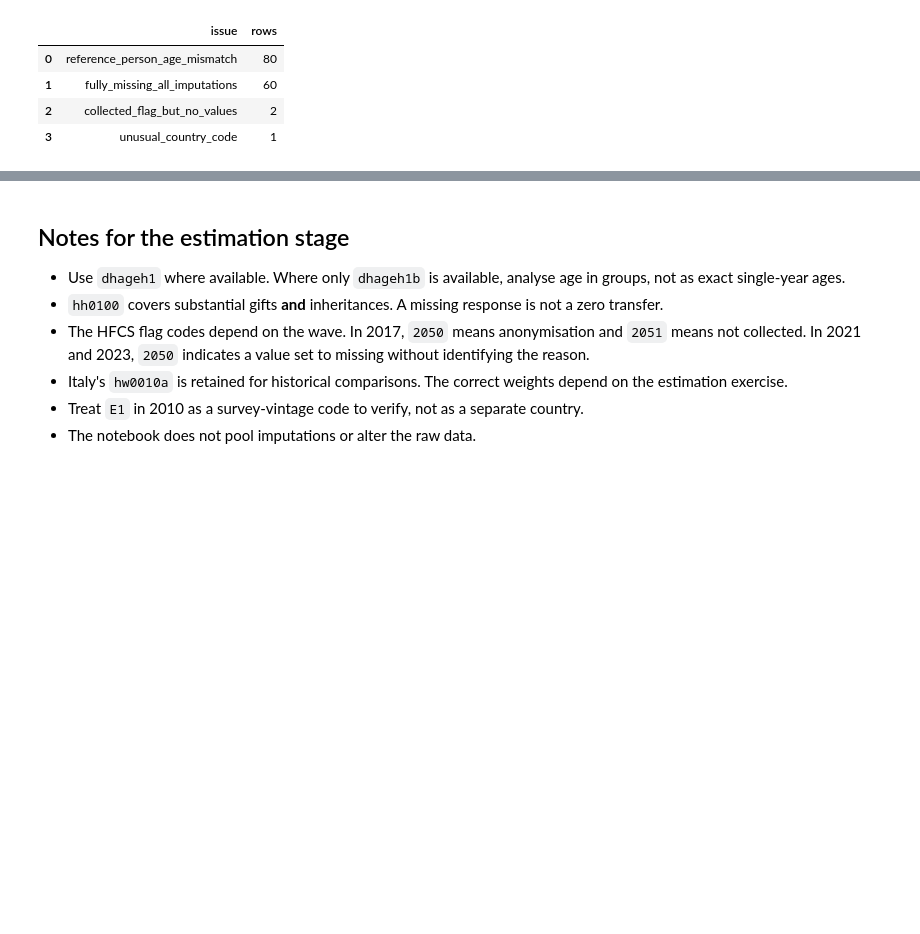
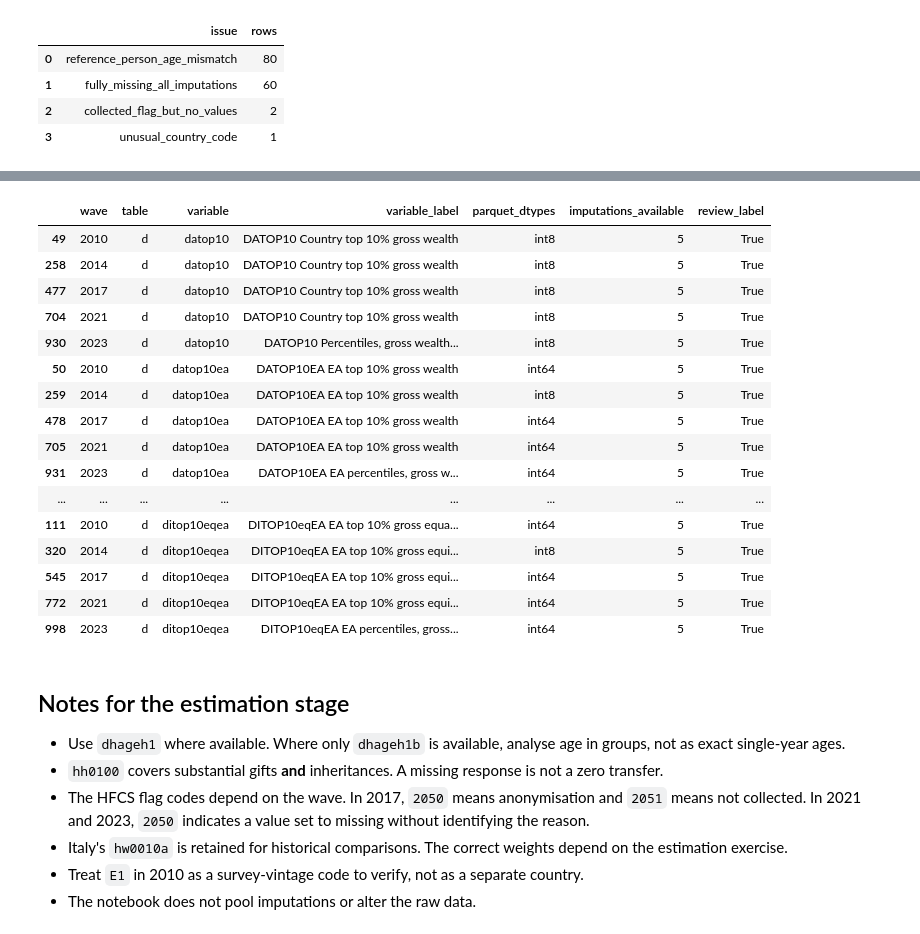
Before and after one commit to DavidFeitzinger/Research-Assistant-Git, a Jupyter notebook: inspect_hfcs_selected_raw.ipynb, the cells around one changed output, grey strips where cells are left out. Saved outputs shown, nothing was run; the diff lists cells and outputs as text; code cells hidden in the pictures; blank space fills up the shorter version.

```diff
--- a/inspect_hfcs_selected_raw.ipynb
+++ b/inspect_hfcs_selected_raw.ipynb
@@ -689,3 +689,65 @@ Issues flagged: 143
 | 1 | fully_missing_all_imputations | 60 |
 | 2 | collected_flag_but_no_values | 2 |
 | 3 | unusual_country_code | 1 |
+# %%
+# Export variable dictionary for manual review
+
+labels = pd.read_csv(
+    INPUT / "metadata" / "variable_labels.csv"
+)
+
+labels["variable"] = labels["variable"].str.lower()
+labels["variable_label"] = labels["variable_label"].fillna("").str.strip()
+
+# One record per variable, wave and table
+dictionary = (
+    labels.groupby(["wave", "table", "variable"], as_index=False)
+    .agg(
+        variable_label=("variable_label", lambda x: " | ".join(sorted(set(x)))),
+        imputations_available=("imputation", "nunique"),
+        labels_within_wave=("variable_label", "nunique")
+    )
+)
+
+# Identify variables whose descriptions differ across waves
+dictionary["labels_across_waves"] = (
+    dictionary.groupby(["table", "variable"])["variable_label"]
+    .transform("nunique")
+)
+
+dictionary["review_label"] = (
+    dictionary["variable_label"].eq("")
+    | dictionary["labels_within_wave"].gt(1)
+    | dictionary["labels_across_waves"].gt(1)
+)
+
+# Add data types from the existing diagnostics
+dictionary = dictionary.merge(
+    presence_df[
+        ["wave", "table", "variable", "parquet_dtypes"]
+    ],
+    on=["wave", "table", "variable"],
+    how="left"
+)
+
+dictionary = dictionary[
+    [
+        "wave",
+        "table",
+        "variable",
+        "variable_label",
+        "parquet_dtypes",
+        "imputations_available",
+        "review_label"
+    ]
+].sort_values(["table", "variable", "wave"])
+
+output = PUBLIC_OUTPUT / "12_variable_dictionary.csv"
+dictionary.to_csv(output, index=False, encoding="utf-8-sig")
+
+print(f"Saved: {output}")
+print(f"Variables: {len(dictionary)}")
+print(f"Entries requiring review: {dictionary.review_label.sum()}")
+
+display(dictionary[dictionary.review_label].head(30))
+# %% [output]
@@ -692,3 +757,20 @@ Issues flagged: 143
+|  | wave | table | variable | variable_label | parquet_dtypes | imputations_available | review_label |
+| 49 | 2010 | d | datop10 | DATOP10 Country top 10% gross wealth | int8 | 5 | True |
+| 258 | 2014 | d | datop10 | DATOP10 Country top 10% gross wealth | int8 | 5 | True |
+| 477 | 2017 | d | datop10 | DATOP10 Country top 10% gross wealth | int8 | 5 | True |
+| 704 | 2021 | d | datop10 | DATOP10 Country top 10% gross wealth | int8 | 5 | True |
+| 930 | 2023 | d | datop10 | DATOP10 Percentiles, gross wealth... | int8 | 5 | True |
+| 50 | 2010 | d | datop10ea | DATOP10EA EA top 10% gross wealth | int64 | 5 | True |
+| 259 | 2014 | d | datop10ea | DATOP10EA EA top 10% gross wealth | int8 | 5 | True |
+| 478 | 2017 | d | datop10ea | DATOP10EA EA top 10% gross wealth | int64 | 5 | True |
+| 705 | 2021 | d | datop10ea | DATOP10EA EA top 10% gross wealth | int64 | 5 | True |
+| 931 | 2023 | d | datop10ea | DATOP10EA EA percentiles, gross w... | int64 | 5 | True |
+| ... | ... | ... | ... | ... | ... | ... | ... |
+| 111 | 2010 | d | ditop10eqea | DITOP10eqEA EA top 10% gross equa... | int64 | 5 | True |
+| 320 | 2014 | d | ditop10eqea | DITOP10eqEA EA top 10% gross equi... | int8 | 5 | True |
+| 545 | 2017 | d | ditop10eqea | DITOP10eqEA EA top 10% gross equi... | int64 | 5 | True |
+| 772 | 2021 | d | ditop10eqea | DITOP10eqEA EA top 10% gross equi... | int64 | 5 | True |
+| 998 | 2023 | d | ditop10eqea | DITOP10eqEA EA percentiles, gross... | int64 | 5 | True |
 # %% [markdown]
 ## Notes for the estimation stage
 
```
Also changed, not shown: parts of 1 cell of this notebook, 1 other file.
